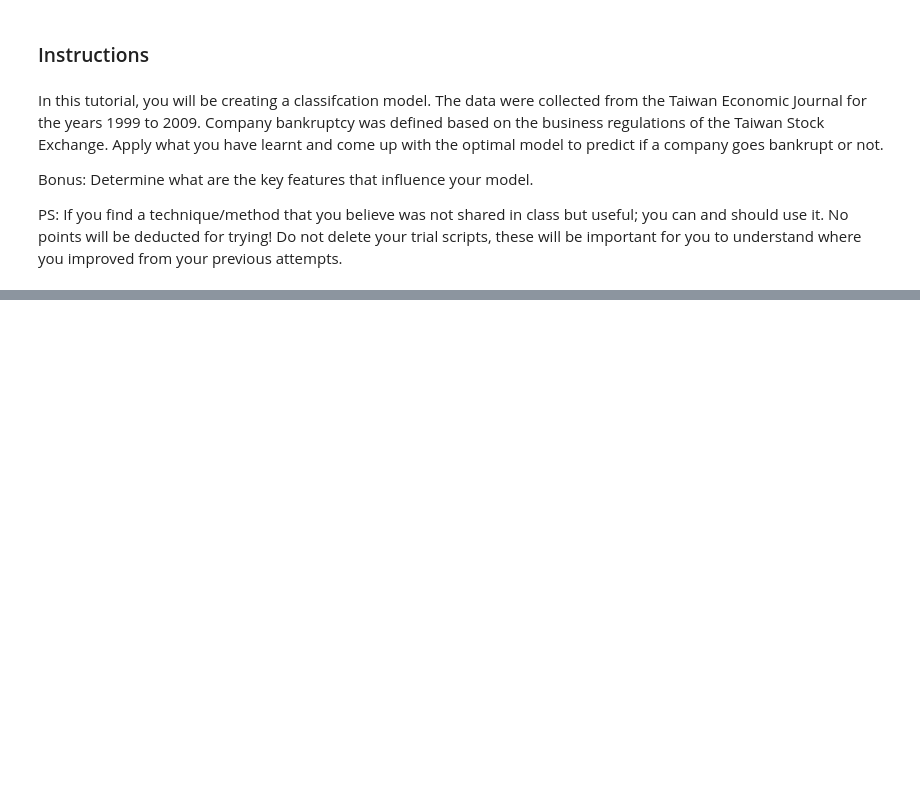
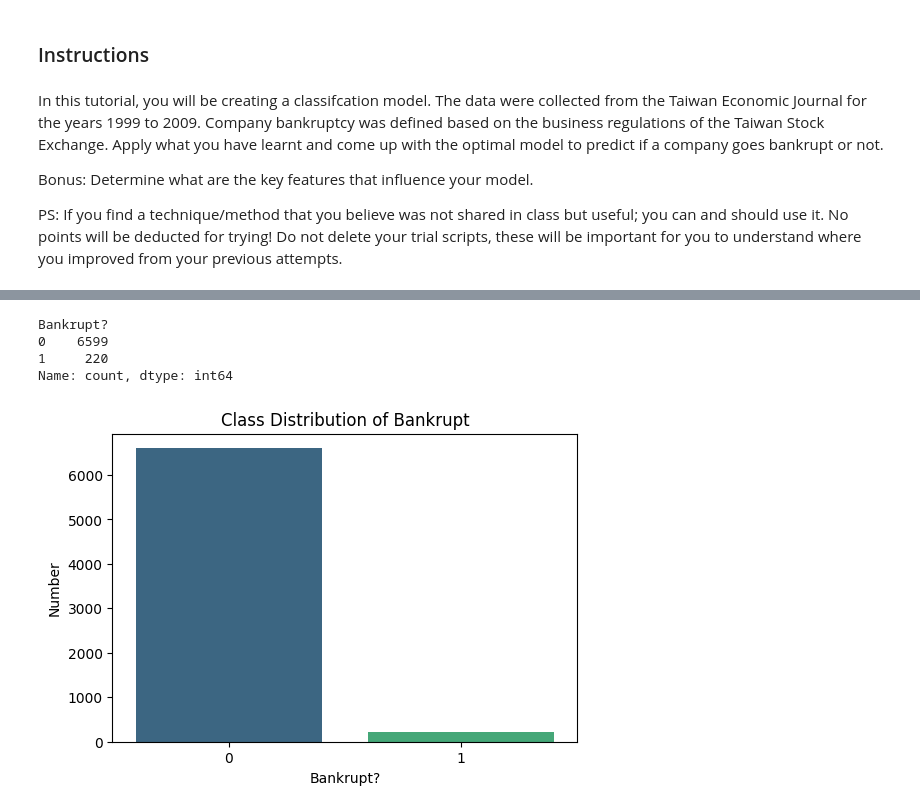
Before and after one commit to Minyethway93/DAC-Curriculum, a Jupyter notebook: DAC-006_Machine_Learning/DAC-006-Intro_to_ML_Tutorial.ipynb, the cells around one changed output, grey strips where cells are left out. Drawn from its saved outputs; the diff is of its cells as text; code cells hidden in the pictures; blank space fills up the shorter version.

```diff
--- a/DAC-006_Machine_Learning/DAC-006-Intro_to_ML_Tutorial.ipynb
+++ b/DAC-006_Machine_Learning/DAC-006-Intro_to_ML_Tutorial.ipynb
@@ -75,0 +25,4 @@ plt.show()
+# %%
+df = pd.read_csv('data.csv')
+
+df.head()
@@ -75,0 +37,19 @@ plt.show()
+# %%
+null_amt = df.isnull().sum()
+null_amt[null_amt > 0]
+cd = df['Bankrupt?'].value_counts()
+cd
+# %% [output]
+Bankrupt?
+0    6599
+1     220
+Name: count, dtype: int64
+# %%
+plt.figure(figsize=(6, 4))
+sns.barplot(x=cd.index, y=cd.values, palette='viridis')
+plt.title('Class Distribution of Bankrupt')
+plt.xlabel('Bankrupt?')
+plt.ylabel('Number')
+plt.show()
+# %% [output]
+[figure, added]
```
Also changed, not shown: parts of 10 cells of this notebook, 1 other file.
